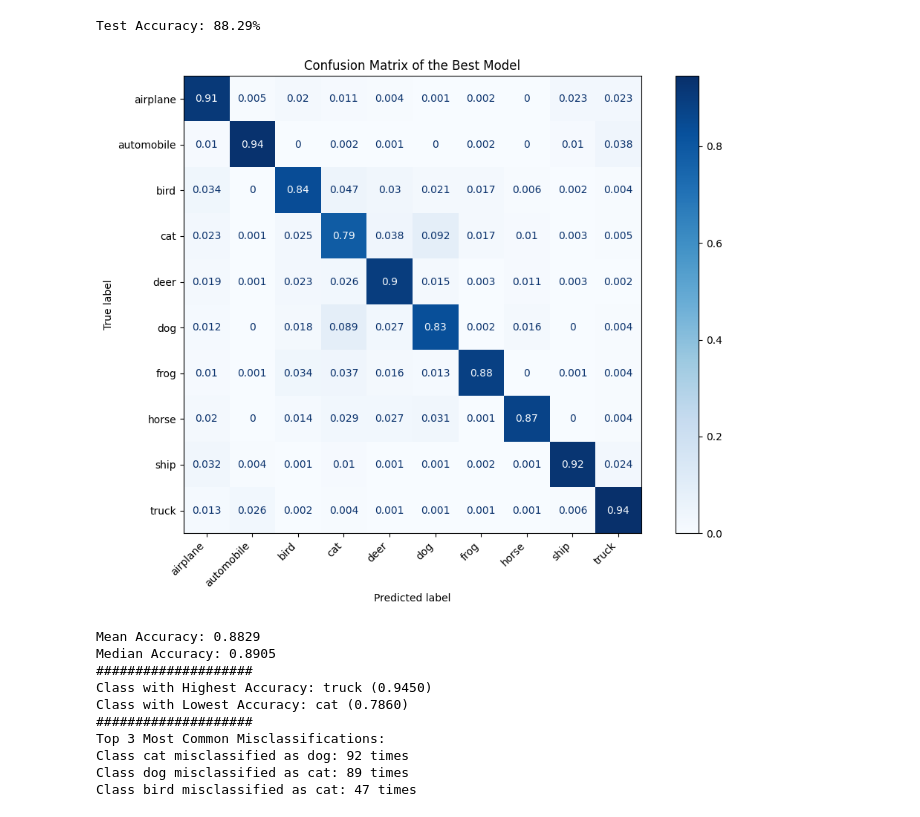
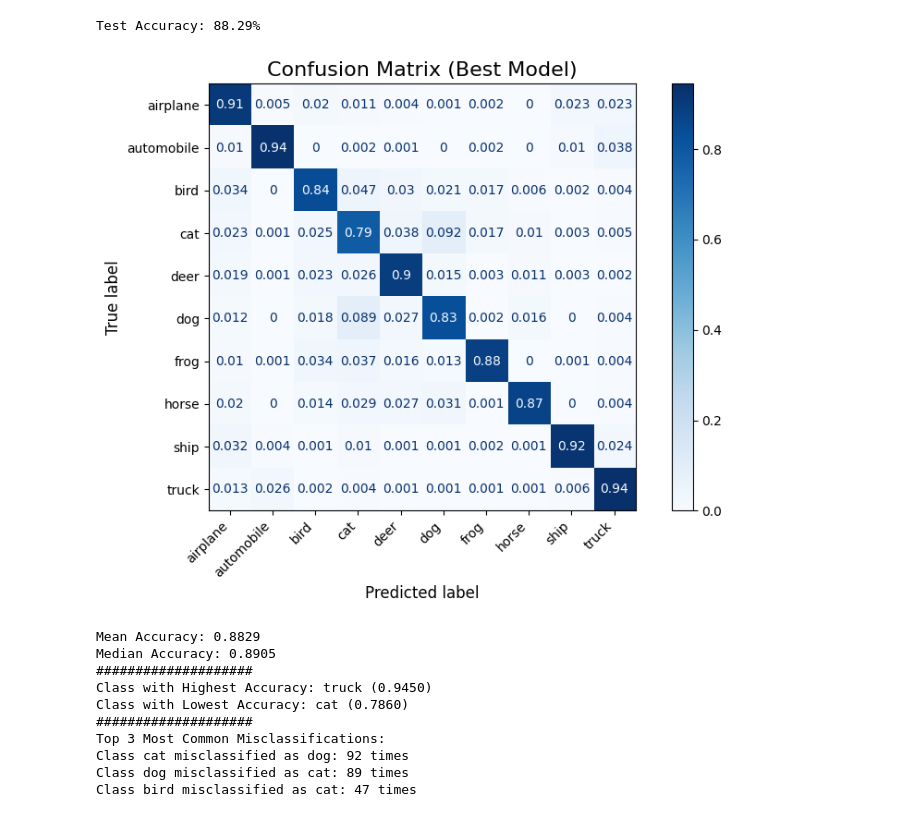
Before and after one commit to ifboelhasrin/Assignment-2, a Jupyter notebook: ass2_cifar10_hypertune.ipynb, the cells around one changed output. Drawn from its saved outputs; the diff is of its cells as text; code cells hidden in the pictures.

Commit message:
Update several plot labels

```diff
--- a/ass2_cifar10_hypertune.ipynb
+++ b/ass2_cifar10_hypertune.ipynb
@@ -248,17 +248,20 @@ with torch.no_grad():
         all_labels_test.extend(labels.cpu().numpy())
 # %%
 # Generate confusion matrix
-fig, ax = plt.subplots(figsize=(12, 8))
+fig, ax = plt.subplots(figsize=(10, 6))
 
 cm = confusion_matrix(all_labels_test, all_preds_test)
 cm_normalized = np.round(cm.astype('float') / cm.sum(axis=1)[:, np.newaxis], 3)
 disp = ConfusionMatrixDisplay(confusion_matrix=cm_normalized, display_labels=classes)
 disp.plot(cmap=plt.cm.Blues, ax=ax)
-plt.title("Confusion Matrix of the Best Model")
-plt.xticks(rotation=45, ha='right')
+plt.xlabel('Predicted label', fontsize=12)
+plt.ylabel('True label', fontsize=12)
+plt.title('Confusion Matrix (Best Model)', fontsize=16)
+plt.xticks(rotation=45, ha='right', fontsize=10)
+plt.yticks(fontsize=10)
 plt.show()
 # %% [output]
-[figure, old version]
+[figure, new version]
 # %%
 # Class-wise accuracy (correctly predicted / total true instances)
 class_accuracies = cm.diagonal() / cm.sum(axis=1)
```
Also changed, not shown: 3 other files.
